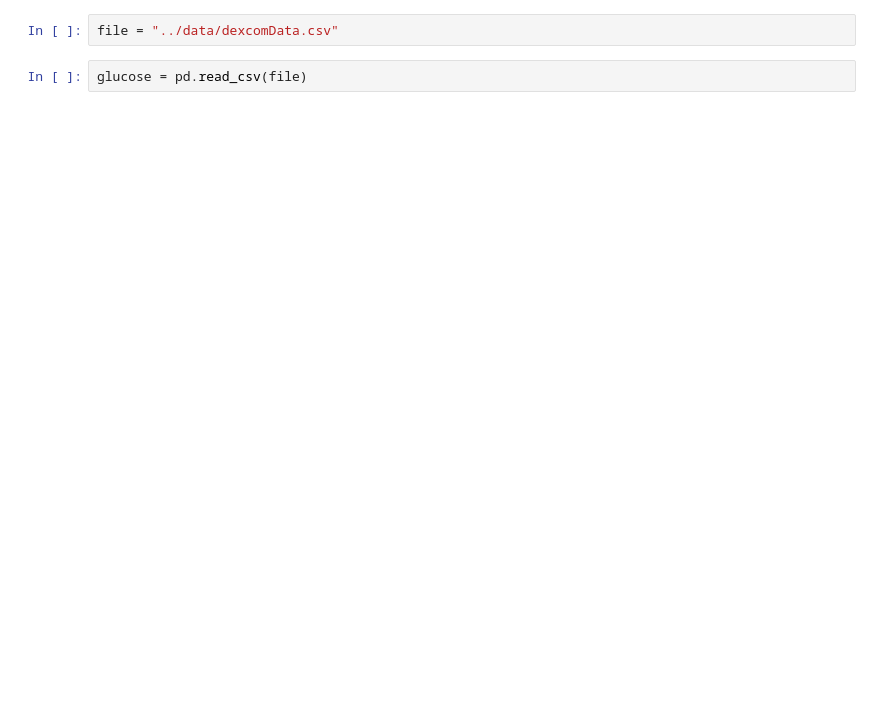
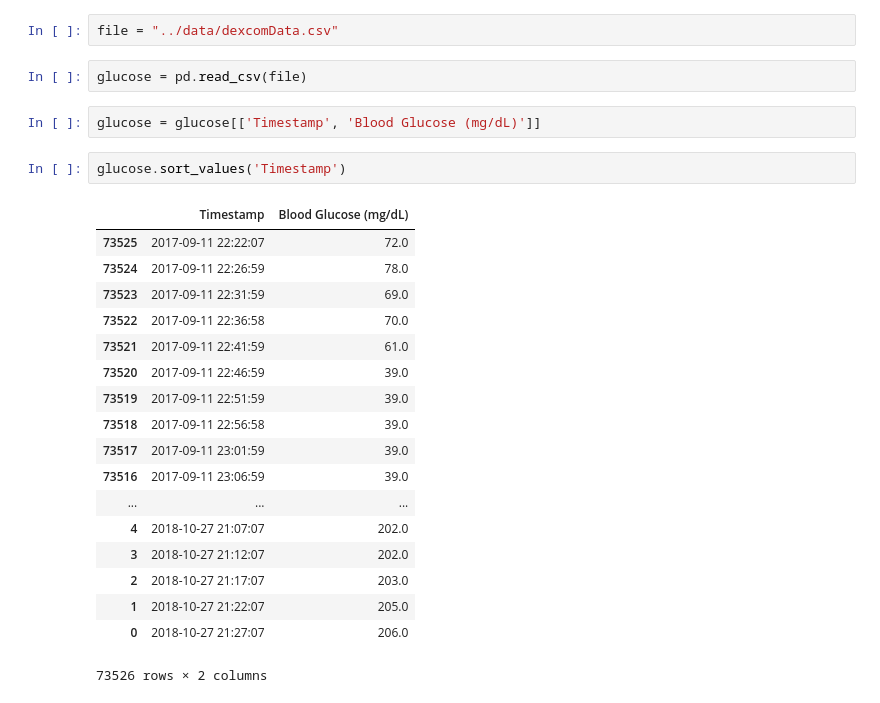
Before and after one commit to r-matt-hawley/MachineLearning-Diabetes, a Jupyter notebook: notebooks/ltstm_test.ipynb, the cells around one changed output. Saved outputs shown, nothing was run; the diff lists cells and outputs as text; blank space fills up the shorter version.

```diff
--- a/notebooks/ltstm_test.ipynb
+++ b/notebooks/ltstm_test.ipynb
@@ -8,3 +15,26 @@ import numpy as np
 file = "../data/dexcomData.csv"
 # %%
 glucose = pd.read_csv(file)
+# %%
+glucose = glucose[['Timestamp', 'Blood Glucose (mg/dL)']]
+# %%
+glucose.sort_values('Timestamp')
+# %% [output]
+|  | Timestamp | Blood Glucose (mg/dL) |
+| 73525 | 2017-09-11 22:22:07 | 72.0 |
+| 73524 | 2017-09-11 22:26:59 | 78.0 |
+| 73523 | 2017-09-11 22:31:59 | 69.0 |
+| 73522 | 2017-09-11 22:36:58 | 70.0 |
+| 73521 | 2017-09-11 22:41:59 | 61.0 |
+| 73520 | 2017-09-11 22:46:59 | 39.0 |
+| 73519 | 2017-09-11 22:51:59 | 39.0 |
+| 73518 | 2017-09-11 22:56:58 | 39.0 |
+| 73517 | 2017-09-11 23:01:59 | 39.0 |
+| 73516 | 2017-09-11 23:06:59 | 39.0 |
+| ... | ... | ... |
+| 4 | 2018-10-27 21:07:07 | 202.0 |
+| 3 | 2018-10-27 21:12:07 | 202.0 |
+| 2 | 2018-10-27 21:17:07 | 203.0 |
+| 1 | 2018-10-27 21:22:07 | 205.0 |
+| 0 | 2018-10-27 21:27:07 | 206.0 |
+73526 rows × 2 columns
```
Also changed, not shown: parts of 13 cells of this notebook, 5 other files.
